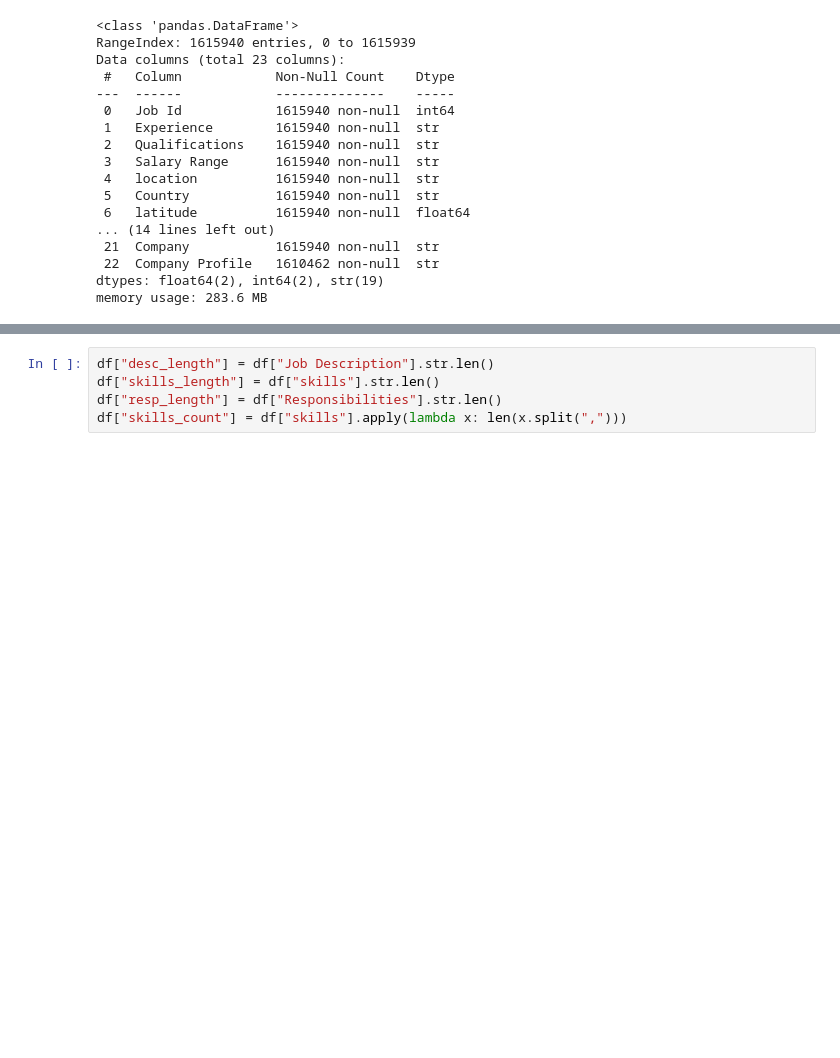
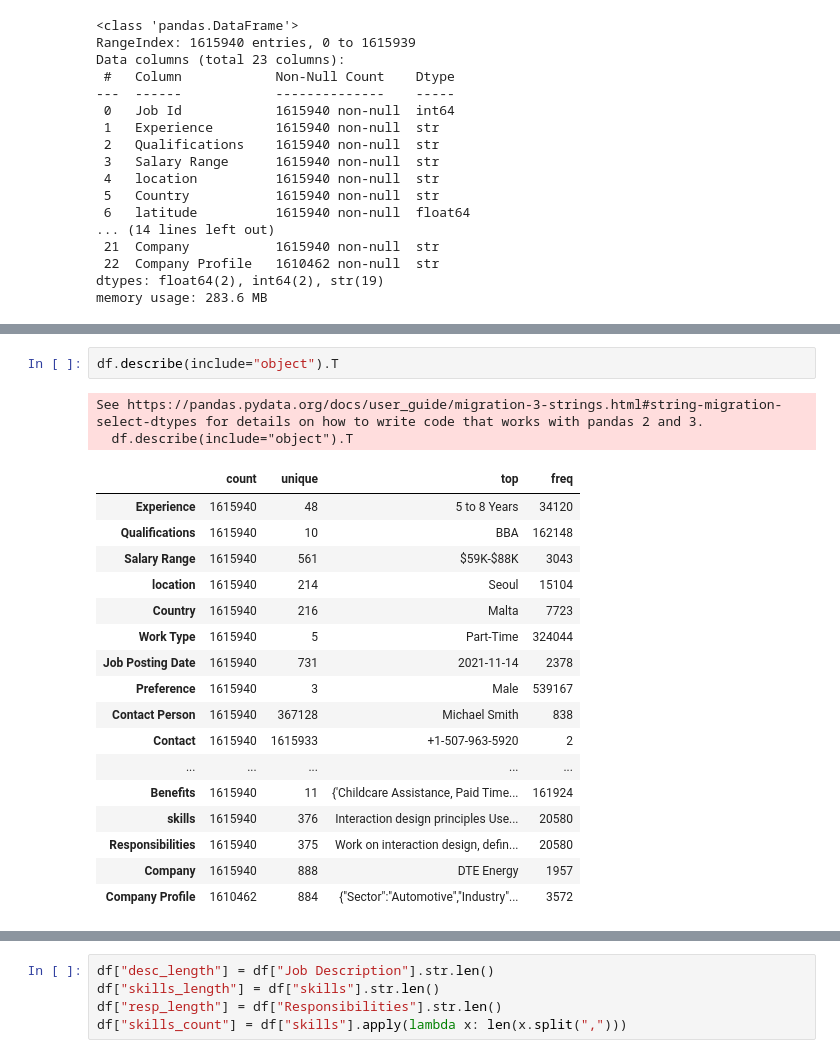
Before and after one commit to PosgradoMNA/TC5035.10-Equipo-60-EDA, a Jupyter notebook: src/main.ipynb, the cells around one changed output, grey strips where cells are left out. Drawn from its saved outputs; the diff is of its cells as text; blank space fills up the shorter version.

```diff
--- a/src/main.ipynb
+++ b/src/main.ipynb
@@ -76,0 +103,22 @@ df.describe(include="all")
+# %%
+df.describe(include="object").T
+# %% [output]
+See https://pandas.pydata.org/docs/user_guide/migration-3-strings.html#string-migration-select-dtypes for details on how to write code that works with pandas 2 and 3.
+  df.describe(include="object").T
+|  | count | unique | top | freq |
+| Experience | 1615940 | 48 | 5 to 8 Years | 34120 |
+| Qualifications | 1615940 | 10 | BBA | 162148 |
+| Salary Range | 1615940 | 561 | $59K-$88K | 3043 |
+| location | 1615940 | 214 | Seoul | 15104 |
+| Country | 1615940 | 216 | Malta | 7723 |
+| Work Type | 1615940 | 5 | Part-Time | 324044 |
+| Job Posting Date | 1615940 | 731 | 2021-11-14 | 2378 |
+| Preference | 1615940 | 3 | Male | 539167 |
+| Contact Person | 1615940 | 367128 | Michael Smith | 838 |
+| Contact | 1615940 | 1615933 | +1-507-963-5920 | 2 |
+| ... | ... | ... | ... | ... |
+| Benefits | 1615940 | 11 | {'Childcare Assistance, Paid Time... | 161924 |
+| skills | 1615940 | 376 | Interaction design principles Use... | 20580 |
+| Responsibilities | 1615940 | 375 | Work on interaction design, defin... | 20580 |
+| Company | 1615940 | 888 | DTE Energy | 1957 |
+| Company Profile | 1610462 | 884 | {"Sector":"Automotive","Industry"... | 3572 |
```
Also changed, not shown: parts of 25 cells of this notebook.
